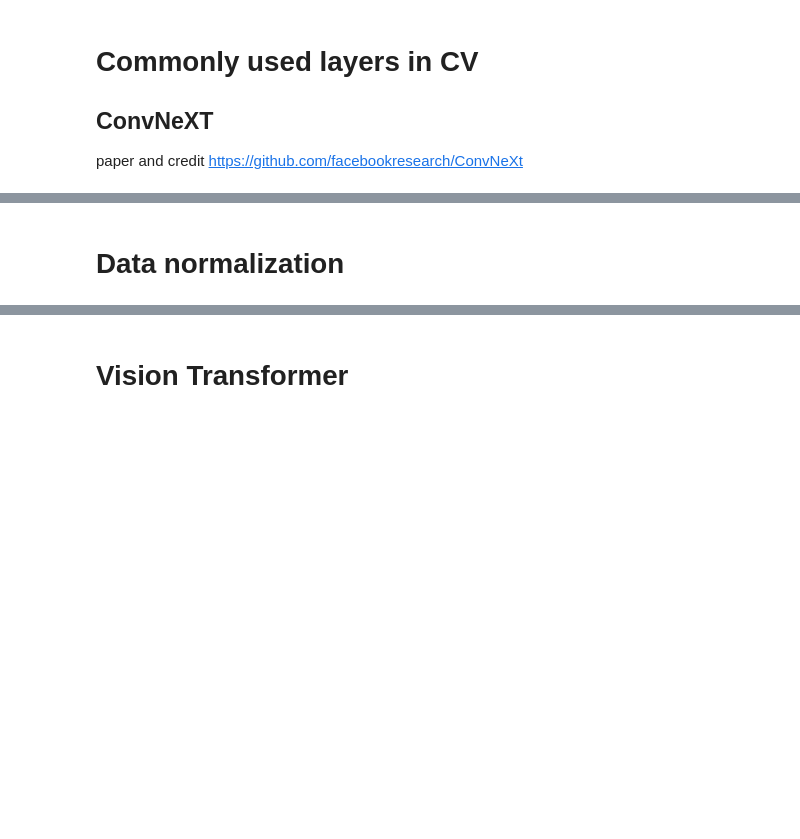
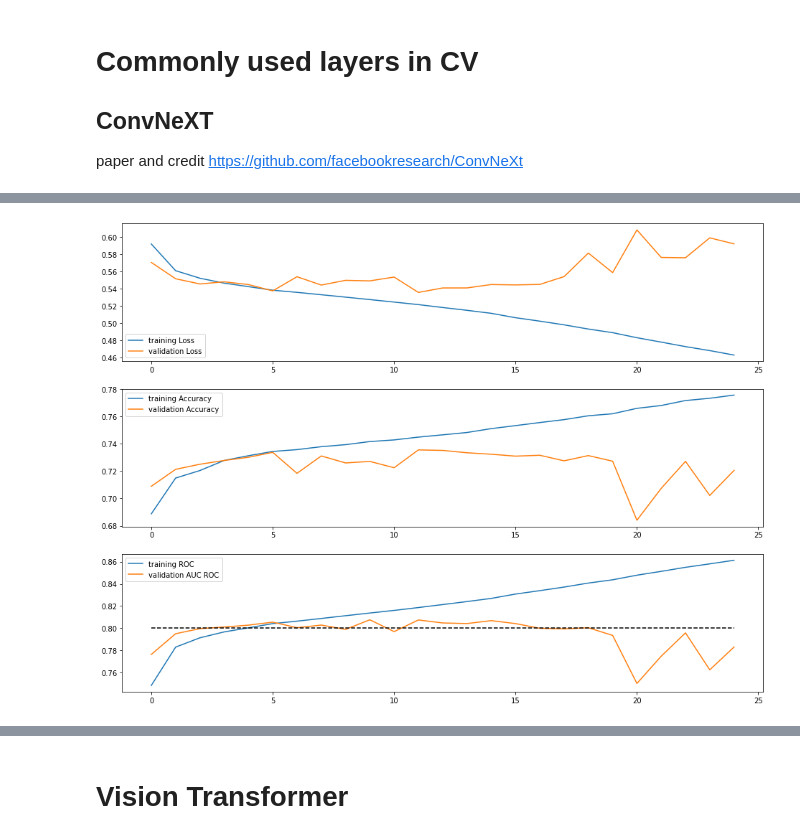
Before and after one commit to mlewandowski0/E2E_2023, a Jupyter notebook: Task1_pytorch_lower_mem_normalized_data.ipynb, the cells around one changed output, grey strips where cells are left out. Cells and saved outputs as stored; diff of their text form; code cells hidden in the pictures; blank space fills up the shorter version.

```diff
--- a/Task1_pytorch_lower_mem_normalized_data.ipynb
+++ b/Task1_pytorch_lower_mem_normalized_data.ipynb
@@ -1623,2 +1519,64 @@ Epoch 18/24
-# %% [markdown]
-# Data normalization
+# %%
+class ModelV6(nn.Module):
+    def __init__(self):
+        super(ModelV6, self).__init__()
+        self.conv1 = nn.Conv2d(2, 32, 1, bias=False)       # output becomes 26x26
+        self.conv1_bn = nn.BatchNorm2d(32)
+        self.activation1 = nn.ReLU()
+
+        self.conv2 = nn.Conv2d(32, 32, 2, bias=False)      # output becomes 24x24
+        self.conv2_bn = nn.BatchNorm2d(32)
+        self.activation2 = nn.ReLU()
+
+        self.conv3 = nn.Conv2d(32, 48, 2, bias=False)      # output becomes 24x24
+        self.conv3_bn = nn.BatchNorm2d(48)
+        self.activation3 = nn.ReLU()
+        self.pool1 = nn.MaxPool2d(2)
+
+        self.conv4 = nn.Conv2d(48, 48, 3, bias=False)      # output becomes 22x22
+        self.conv4_bn = nn.BatchNorm2d(48)
+        self.activation4 = nn.ReLU()
+
+        self.conv5 = nn.Conv2d(48, 64, 5, bias=False)      # output becomes 22x22
+        self.conv5_bn = nn.BatchNorm2d(64)
+        self.activation5 = nn.ReLU()
+        self.pool2 = nn.MaxPool2d(2)
+
+        self.fc1 = nn.Linear(1024, 64, bias=False)
+        self.activation8 = nn.ReLU()
+        self.fc2 = nn.Linear(64, 1, bias=False)
+        self.sigmoid = nn.Sigmoid()
+
+    def forward(self, x):
+        conv1 = self.activation1(self.conv1_bn(self.conv1(x)))
+        conv2 = self.activation2(self.conv2_bn(self.conv2(conv1)))
+        conv3 = self.activation3(self.conv3_bn(self.conv3(conv2)))
+        conv3 = self.pool1(conv3)
+        conv4 = self.activation4(self.conv4_bn(self.conv4(conv3)))
+        conv5 = self.activation5(self.conv5_bn(self.conv5(conv4)))
+        conv5 = self.pool2(conv5)
+
+        flat1 = torch.flatten(conv5.permute(0, 2, 3, 1), 1)
+        ret = self.activation8(self.fc1(flat1))
+        logits = self.fc2(ret)
+        return self.sigmoid(logits)
+
+model_ft = ModelV6()
+model_ft = model_ft.to(device)
+print(summary(model_ft, (2,32,32)))
+
+optim = pt_optim.Adam(model_ft.parameters(), 1e-3)
+lr_sched = pt_lr_scheduler.StepLR(optim, 5, 0.95)
+dataloaders = {
+    "train" : train_dataloader,
+    "val" : validation_dataloader
+}
+
+dataset_sizes = {
+    "train" : training_ds_size,
+    "val" : validation_ds_size
+}
+
+res = train_model(model_ft, F.binary_cross_entropy, optim, lr_sched, dataloaders, dataset_sizes, os.path.join(model_save_folder, "BasicCNN3.pth"))
+plotResults(res)
+# %% [output]
@@ -1624,0 +1600 @@ Epoch 18/24
+[figure, added]
```
Also changed, not shown: parts of 28 cells of this notebook.
